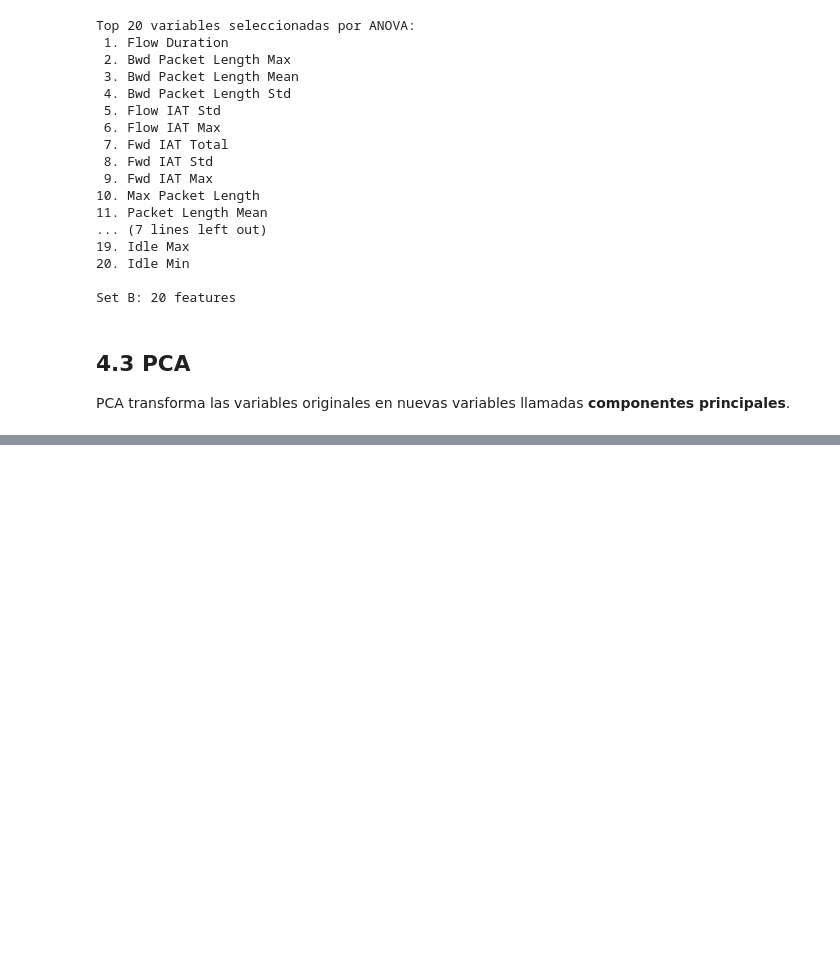
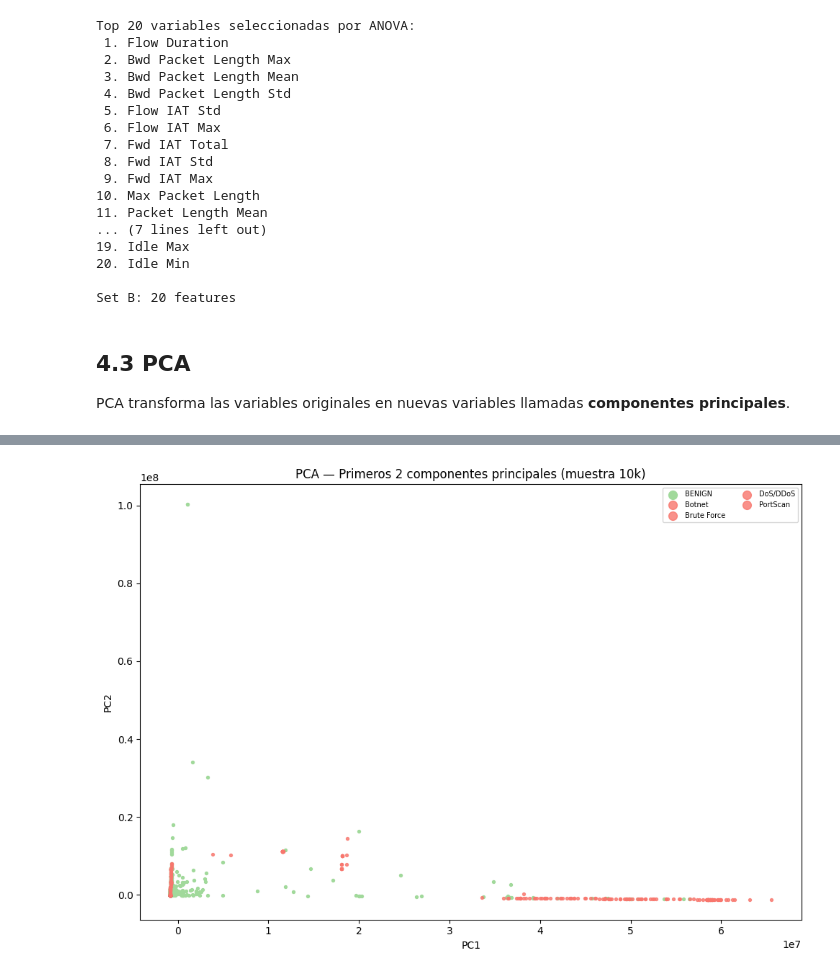
Before and after one commit to jotaeleb/tif-ciencias-de-datos, a Jupyter notebook: notebooks/proyecto_entrenamiento.ipynb, the cells around one changed output, grey strips where cells are left out. Saved outputs shown, nothing was run; the diff lists cells and outputs as text; code cells hidden in the pictures; blank space fills up the shorter version.

```diff
--- a/notebooks/proyecto_entrenamiento.ipynb
+++ b/notebooks/proyecto_entrenamiento.ipynb
@@ -323,0 +303,20 @@ Set C: 3 componentes PCA
+# %%
+# Transformación con los componentes seleccionados
+# Elegimos 99% de varianza como balance entre compresión y información
+
+pca_99 = PCA(n_components=n_comp_99, random_state=42)
+X_train_pca = pca_99.fit_transform(X_scaled_pca)
+X_test_pca = pca_99.transform(scaler_pca.transform(X_test.fillna(0)))
+
+df_pca_cols = [f'PC{i+1}' for i in range(n_comp_99)]
+print(f'Dataset PCA: {X_train_pca.shape[0]:,} filas × {X_train_pca.shape[1]} componentes')
+print(f'(Antes: {n_features_total} variables → Ahora: {n_comp_99} componentes)')
+
+# Contribución de variables originales al primer PC
+loadings_pc1 = pd.Series(
+    np.abs(pca_99.components_[0]),
+    index=num_cols
+).sort_values(ascending=False)
+
+print(f'\nTop 10 variables que más contribuyen al Componente Principal 1:')
+print(loadings_pc1.head(10).to_string())
@@ -323,0 +338,28 @@ Set C: 3 componentes PCA
+# %%
+#  Visualización 2D: primeros dos PCs coloreados por clase
+# Muestra si PCA separa visualmente las clases en el espacio reducido
+
+muestra_idx = np.random.default_rng(42).choice(len(X_train_pca),
+                                                 size=min(10_000, len(X_train_pca)),
+                                                 replace=False)
+pcs_muestra = X_train_pca[muestra_idx, :2]
+y_muestra = y_train[muestra_idx]
+
+fig, ax = plt.subplots(figsize=(10, 7))
+
+for clase_idx in np.unique(y_muestra):
+    mask = y_muestra == clase_idx
+    nombre = le.inverse_transform([clase_idx])[0]
+    color = COLOR_BENIGNO if nombre == 'BENIGN' else COLOR_ATAQUE
+    alpha = 1 if nombre == 'BENIGN' else 0.8
+    ax.scatter(pcs_muestra[mask, 0], pcs_muestra[mask, 1],
+               label=nombre, alpha=alpha, s=8, color=color)
+
+ax.set_xlabel('PC1')
+ax.set_ylabel('PC2')
+ax.set_title('PCA — Primeros 2 componentes principales (muestra 10k)')
+ax.legend(fontsize=7, ncol=2, markerscale=3)
+plt.tight_layout()
+plt.show()
+# %% [output]
+[figure, added]
```
Also changed, not shown: parts of 11 cells of this notebook.
